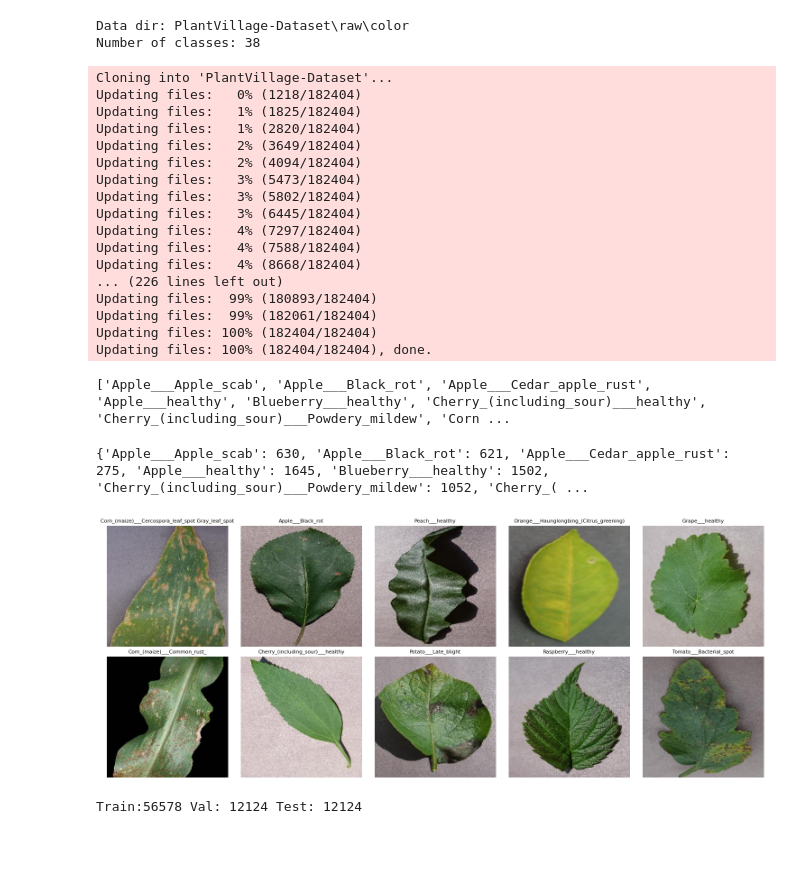
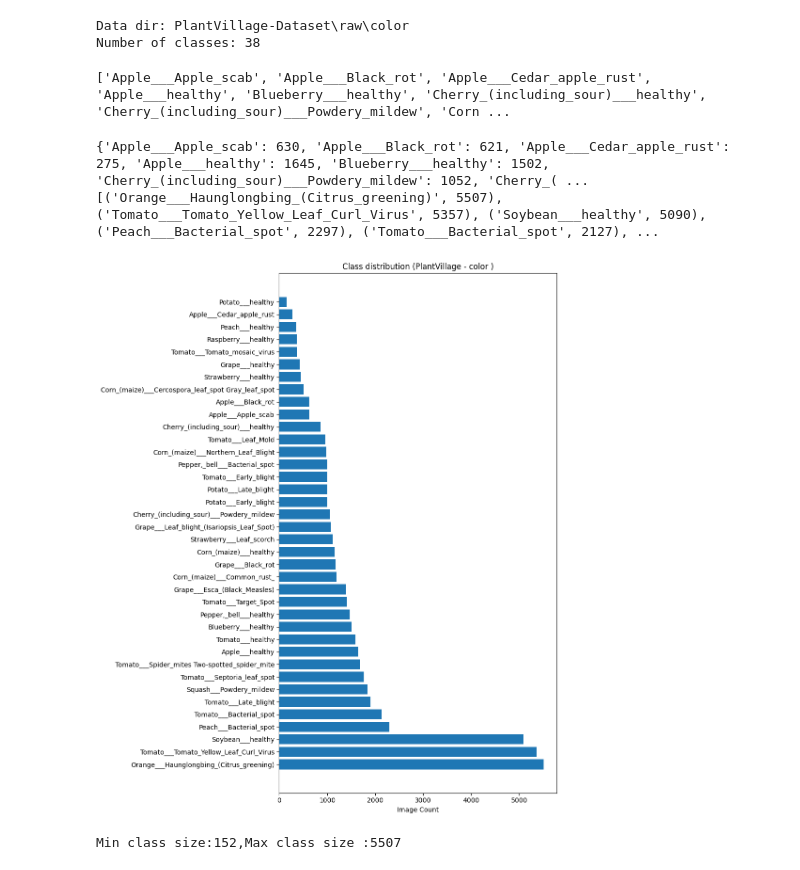
Before and after one commit to shashankpandey1235/Plant_Disease_Classification, a Jupyter notebook: dataset.ipynb, the cells around one changed output. Cells and saved outputs as stored; diff of their text form; code cells hidden in the pictures.

```diff
--- a/dataset.ipynb
+++ b/dataset.ipynb
@@ -30,8 +32,8 @@ TensorFlow: 2.21.0
 GPU available:, []
 # %%
 DATA_ROOT = "PlantVillage-Dataset"
-if not os.path.exists(DATA_ROOT):
-    !git clone --depth 1 https://github.com/spMohanty/PlantVillage-Dataset.git
+# if not os.path.exists(DATA_ROOT):
+#     !git clone --depth 1 https://github.com/spMohanty/PlantVillage-Dataset.git
 
 DATA_DIR = os.path.join(DATA_ROOT , "raw","color")
 print("Data dir:", DATA_DIR)
@@ -39,23 +41,6 @@ print("Number of classes:",len(os.listdir(DATA_DIR)))
 # %% [output]
 Data dir: PlantVillage-Dataset\raw\color
 Number of classes: 38
-Cloning into 'PlantVillage-Dataset'...
-Updating files:   0% (1218/182404)
-Updating files:   1% (1825/182404)
-Updating files:   1% (2820/182404)
-Updating files:   2% (3649/182404)
-Updating files:   2% (4094/182404)
-Updating files:   3% (5473/182404)
-Updating files:   3% (5802/182404)
-Updating files:   3% (6445/182404)
-Updating files:   4% (7297/182404)
-Updating files:   4% (7588/182404)
-Updating files:   4% (8668/182404)
-... (226 lines left out)
-Updating files:  99% (180893/182404)
-Updating files:  99% (182061/182404)
-Updating files: 100% (182404/182404)
-Updating files: 100% (182404/182404), done.
 # %%
 class_names = os.listdir(DATA_DIR)
 print(class_names)
@@ -63,45 +48,34 @@ print(class_names)
 ['Apple___Apple_scab', 'Apple___Black_rot', 'Apple___Cedar_apple_rust', 'Apple___healthy', 'Blueberry___healthy', 'Cherry_(including_sour)___healthy', 'Cherry_(including_sour)___Powdery_mildew', 'Corn ...
 # %%
 class_names = sorted(os.listdir(DATA_DIR))
+# count classes inside images
 class_counts = {
     c : len(os.listdir(os.path.join(DATA_DIR , c)))
     for c in class_names
 }
 print(class_counts)
+# sort counts of images in descending order
+sorted_counts = sorted(
+    class_counts.items(),
+    key=lambda x : x[1],
+    reverse=True
+)
+print(sorted_counts)
+
+# Create Graph
+plt.figure(figsize=(10,12))
+plt.barh(
+    [c[0] for c in sorted_counts],
+    [c[1] for c in sorted_counts]
+    )
+plt.xlabel("Image Count")
+plt.title("Class distribution (PlantVillage - color )")
+plt.tight_layout()
+plt.show()
+
+print(f"Min class size:{min(class_counts.values())},Max class size :{max(class_counts.values())}")
 # %% [output]
 {'Apple___Apple_scab': 630, 'Apple___Black_rot': 621, 'Apple___Cedar_apple_rust': 275, 'Apple___healthy': 1645, 'Blueberry___healthy': 1502, 'Cherry_(including_sour)___Powdery_mildew': 1052, 'Cherry_( ...
+[('Orange___Haunglongbing_(Citrus_greening)', 5507), ('Tomato___Tomato_Yellow_Leaf_Curl_Virus', 5357), ('Soybean___healthy', 5090), ('Peach___Bacterial_spot', 2297), ('Tomato___Bacterial_spot', 2127), ...
+[figure, added]
+Min class size:152,Max class size :5507
-# %%
-fig , axes = plt.subplots(2 , 5 , figsize=(15,6))
-sample_classes = random.sample(class_names , 10)
-for ax , cls in zip(axes.flatten(),sample_classes):
-    img_path = random.choice(glob.glob(os.path.join(DATA_DIR , cls , '*')))
-    img = keras.utils.load_img(img_path)
-    ax.imshow(img)
-    ax.set_title(cls , fontsize=8)
-    ax.axis("off")
-plt.tight_layout()
-plt.show()
-# %% [output]
-[figure, removed]
-# %%
-IMG_SIZE = (224 , 224)
-BATCH_SIZE = 32
-
-all_paths , all_labels = [] , []
-for idx , clas in enumerate(class_names):
-    files = glob.glob(os.path.join(DATA_DIR , cls , '*'))
-    all_paths.extend(files)
-    all_labels.extend([idx] * len(files))
-
-all_paths = np.array(all_paths)
-all_labels = np.array(all_labels)
-
-train_paths , temp_paths , train_labels , temp_labels = train_test_split(
-    all_paths , all_labels , test_size=0.3 , stratify=all_labels , random_state=SEED
-)
-val_paths , test_paths , val_labels , test_labels = train_test_split(
-    temp_paths , temp_labels , test_size=0.5 , stratify=temp_labels , random_state=SEED
-)
-print(f"Train:{len(train_paths)} Val: {len(val_paths)} Test: {len(test_paths)}")
-# %% [output]
-Train:56578 Val: 12124 Test: 12124
```
Also changed, not shown: parts of 20 cells of this notebook.
